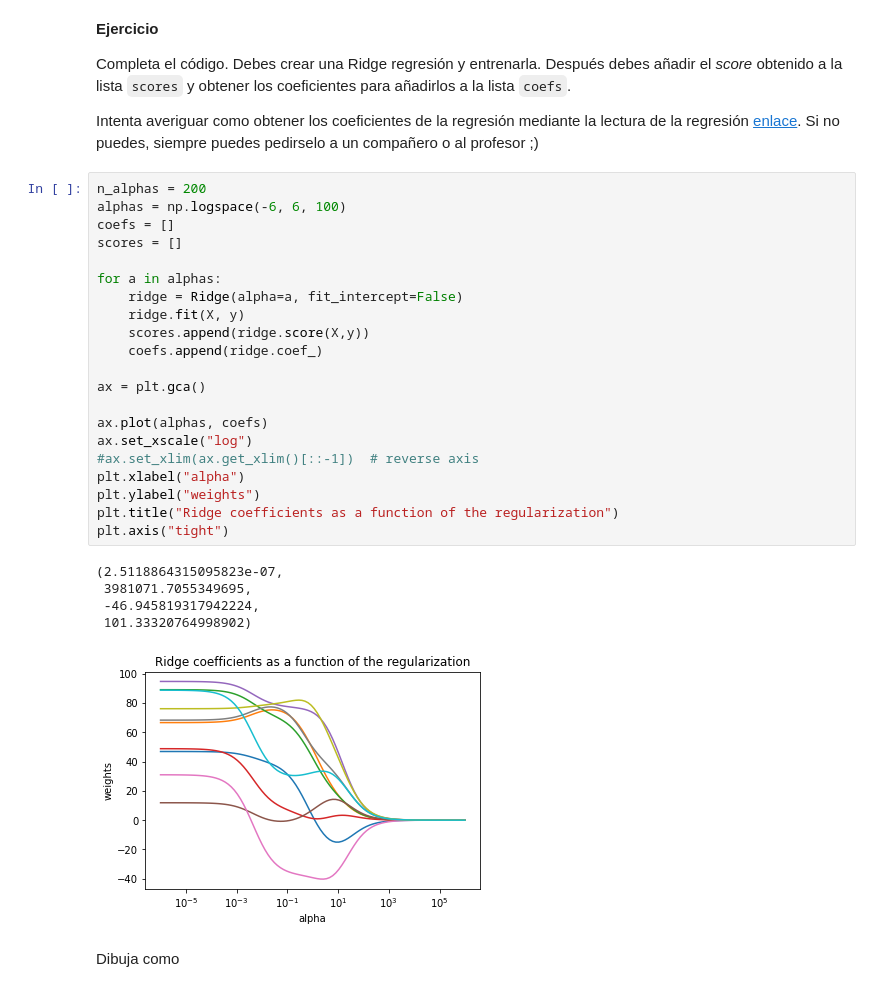
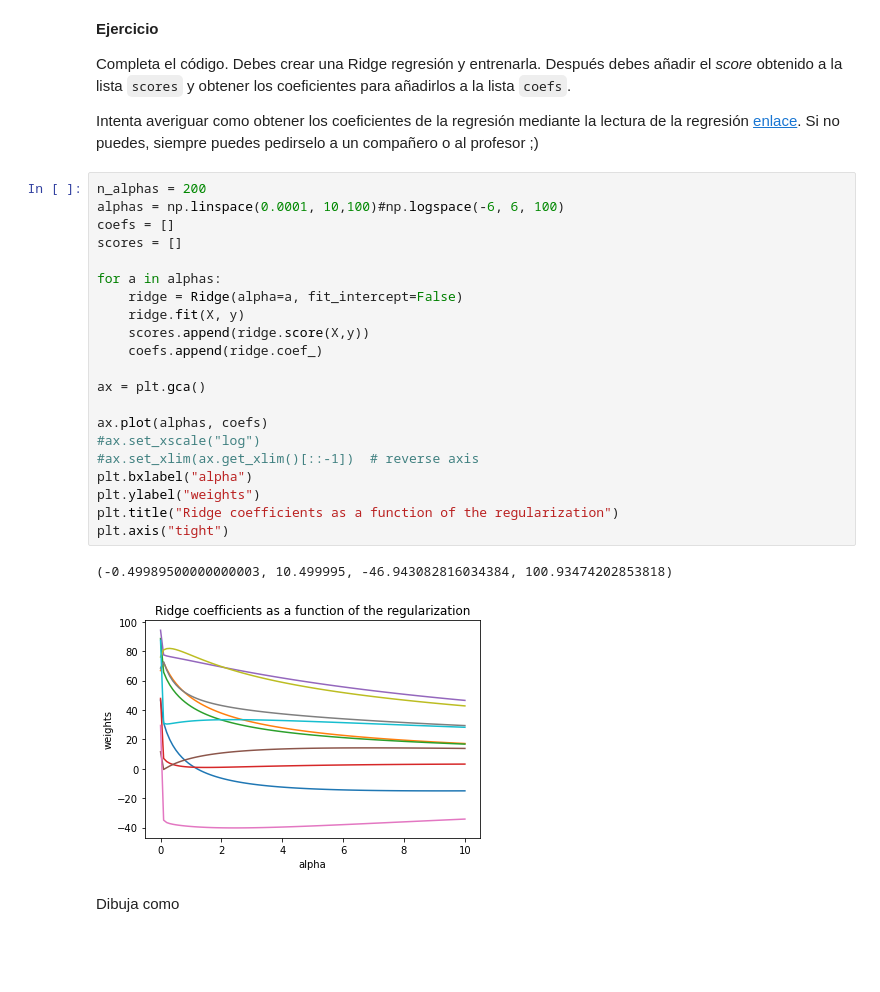
Before and after one commit to bmalcover/MADM2021, a Jupyter notebook: solved/M2_Ejercicio1.ipynb, the cells around one changed output. Drawn from its saved outputs; the diff is of its cells as text; blank space fills up the shorter version.

```diff
--- a/solved/M2_Ejercicio1.ipynb
+++ b/solved/M2_Ejercicio1.ipynb
@@ -18,31 +18,28 @@ Intenta averiguar como obtener los coeficientes de la regresión mediante la lec
 Si no puedes, siempre puedes pedirselo a un compañero o al profesor ;)
 # %%
 n_alphas = 200
-alphas = np.logspace(-6, 6, 100)
+alphas = np.linspace(0.0001, 10,100)#np.logspace(-6, 6, 100)
 coefs = []
 scores = []
 
 for a in alphas:
     ridge = Ridge(alpha=a, fit_intercept=False)
     ridge.fit(X, y)
     scores.append(ridge.score(X,y))
     coefs.append(ridge.coef_)
 
 ax = plt.gca()
 
 ax.plot(alphas, coefs)
-ax.set_xscale("log")
+#ax.set_xscale("log")
 #ax.set_xlim(ax.get_xlim()[::-1])  # reverse axis
-plt.xlabel("alpha")
+plt.bxlabel("alpha")
 plt.ylabel("weights")
 plt.title("Ridge coefficients as a function of the regularization")
 plt.axis("tight")
 # %% [output]
-(2.5118864315095823e-07,
- 3981071.7055349695,
- -46.945819317942224,
- 101.33320764998902)
+(-0.49989500000000003, 10.499995, -46.943082816034384, 100.93474202853818)
-[figure, old version]
+[figure, new version]
 # %% [markdown]
 Dibuja como
 # %%
```
Also changed, not shown: parts of 1 cell of this notebook, 2 other files.
